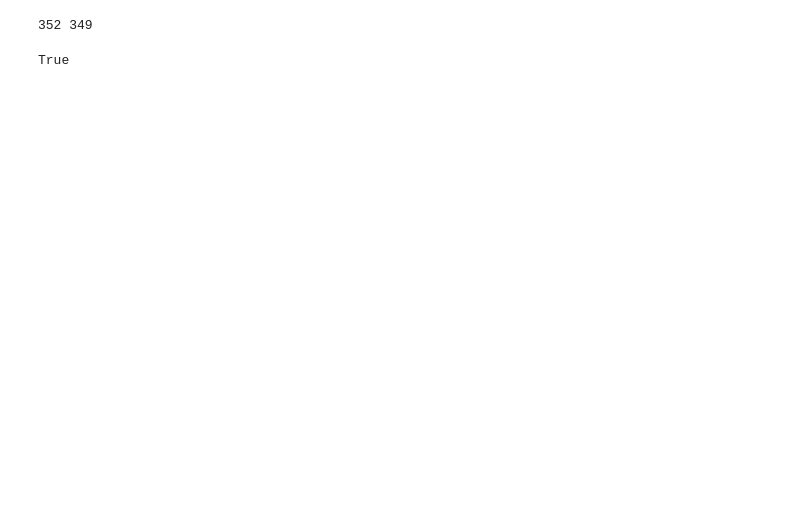
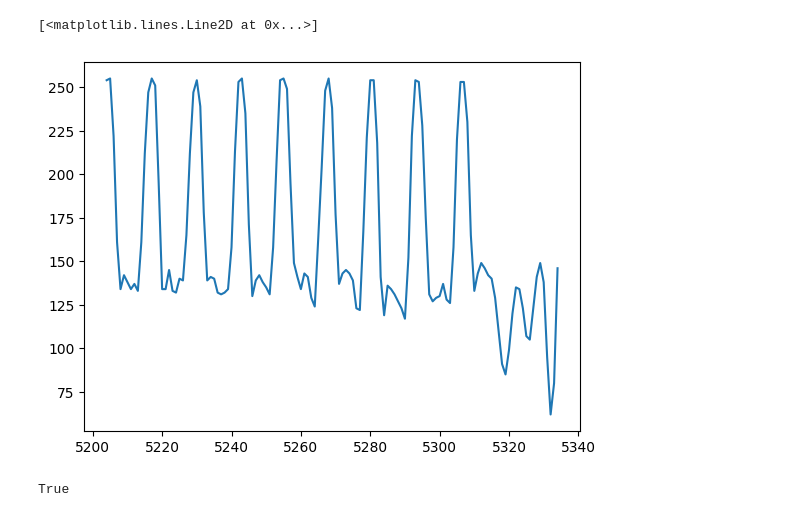
Before and after one commit to GabrielVandersippe/cern-cablage, a Jupyter notebook: lucas.ipynb, the cells around one changed output. Drawn from its saved outputs; the diff is of its cells as text; code cells hidden in the pictures; blank space fills up the shorter version.

```diff
--- a/lucas.ipynb
+++ b/lucas.ipynb
@@ -560,11 +156,15 @@ plt.plot(np.arange(low-high)[:300]+high, grey[high:low,left][:300])
+# %%
+plt.plot(np.arange(low-high)[n-high-300:]+high, grey[high:low,left][n-high-300:])
+# %% [output]
+[<matplotlib.lines.Line2D at 0x...>]
+[figure, added]
 # %%
 image2 = image_crop.copy()
-test = test_count_v2(image_crop, left, right)
+test = wire_pos(image_crop, left, right)
 for x in test :
     image2[x, left, 0] = 0
     image2[x, left, 1] = 0
     image2[x, left, 2] = 255
 cv2.imwrite('test.jpg',image2)
 # %% [output]
-352 349
+True
-True
```
Also changed, not shown: parts of 61 cells of this notebook.
